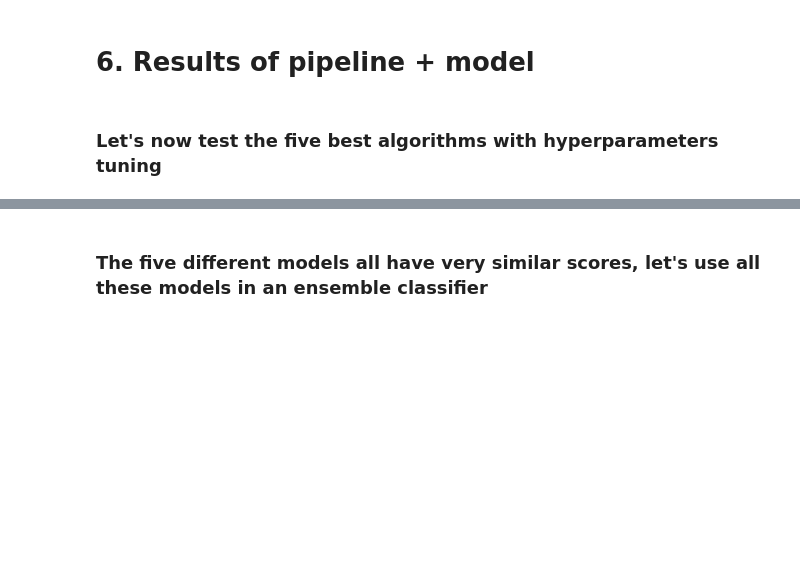
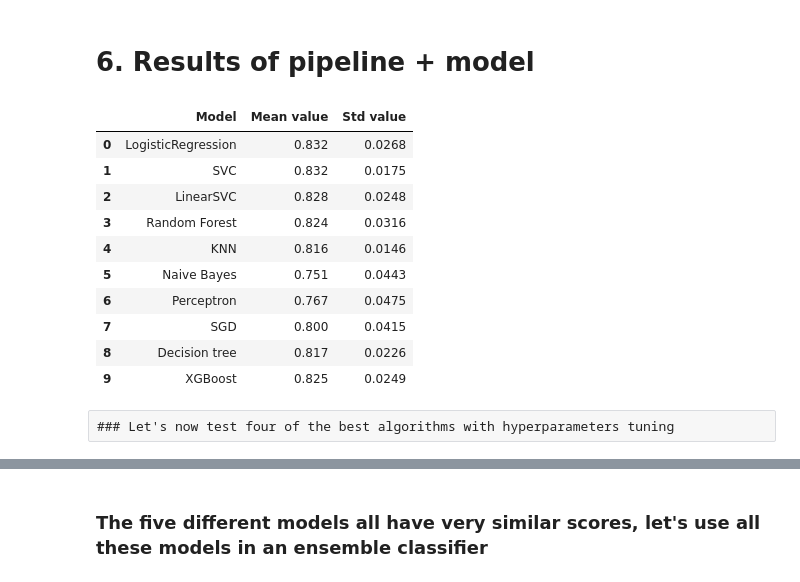
Before and after one commit to max-lutz/Kaggle_competitions, a Jupyter notebook: titanic-full-eda-ml-workflow.ipynb, the cells around one changed output, grey strips where cells are left out. Drawn from its saved outputs; the diff is of its cells as text; code cells hidden in the pictures; blank space fills up the shorter version.

```diff
--- a/titanic-full-eda-ml-workflow.ipynb
+++ b/titanic-full-eda-ml-workflow.ipynb
@@ -514,31 +754,44 @@ X_pred_preprocessed.describe()
 # 6. Results of pipeline + model
 # %%
 models_list = { 'LogisticRegression': LogisticRegression(),
-           'SVC': SVC(),
+           'SVC': SVC(probability=True),
            'LinearSVC': LinearSVC(),
            'Random Forest': RandomForestClassifier(),
            'KNN': KNeighborsClassifier(),
            'Naive Bayes' :GaussianNB(),
            'Perceptron': Perceptron(),
            'SGD': SGDClassifier(),
            'Decision tree': DecisionTreeClassifier(),
            'XGBoost': xgb.XGBClassifier(use_label_encoder=False, verbosity = 0)}
 
 model_perf_matrix = []
 for model_name, model in models_list.items():
     pipeline = Pipeline([
         ('preprocessing' , preprocessing),
         ('scaler' ,        MinMaxScaler()),
+        ('pca'    ,        PCA(n_components=10)),
         ('model' ,           model)
     ])
 
     cv_score = cross_val_score(pipeline, X, y, cv=folds);
     model_perf_matrix.append([model_name, round(cv_score.mean(),3), round(cv_score.std(),4)])
 
 df_model_perf = pd.DataFrame(model_perf_matrix, columns=['Model', 'Mean value', 'Std value'])
 df_model_perf
+# %% [output]
+|  | Model | Mean value | Std value |
+| 0 | LogisticRegression | 0.832 | 0.0268 |
+| 1 | SVC | 0.832 | 0.0175 |
+| 2 | LinearSVC | 0.828 | 0.0248 |
+| 3 | Random Forest | 0.824 | 0.0316 |
+| 4 | KNN | 0.816 | 0.0146 |
+| 5 | Naive Bayes | 0.751 | 0.0443 |
+| 6 | Perceptron | 0.767 | 0.0475 |
+| 7 | SGD | 0.800 | 0.0415 |
+| 8 | Decision tree | 0.817 | 0.0226 |
+| 9 | XGBoost | 0.825 | 0.0249 |
-# %% [markdown]
-### Let's now test the five best algorithms with hyperparameters tuning
+# %% [raw]
+### Let's now test four of the best algorithms with hyperparameters tuning
 # %%
 pipeline_preprocessing = Pipeline([
     ('preprocessing' , preprocessing),
```
Also changed, not shown: parts of 40 cells of this notebook.
